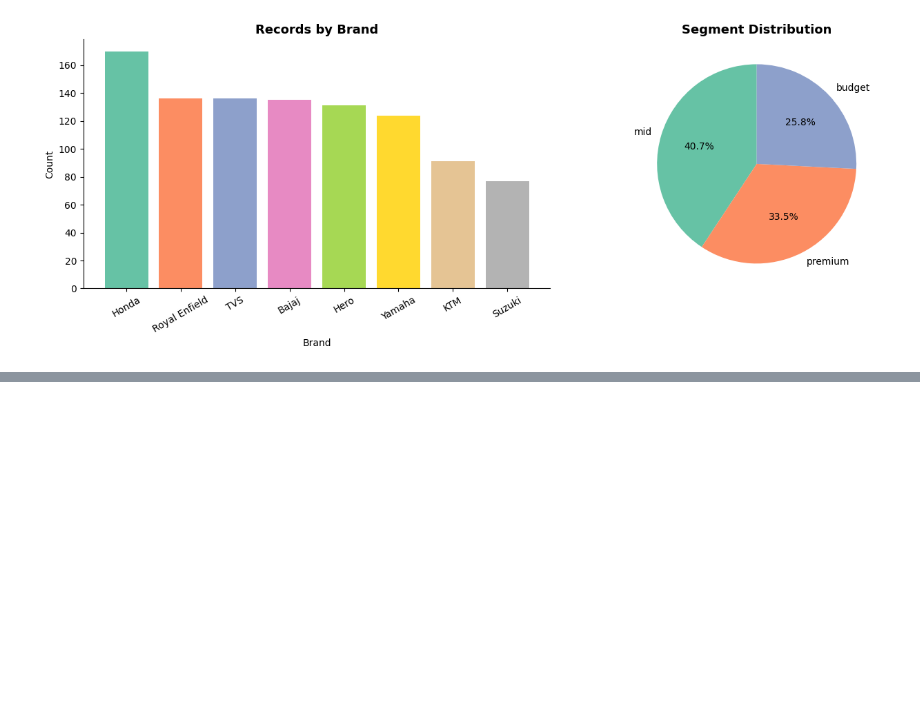
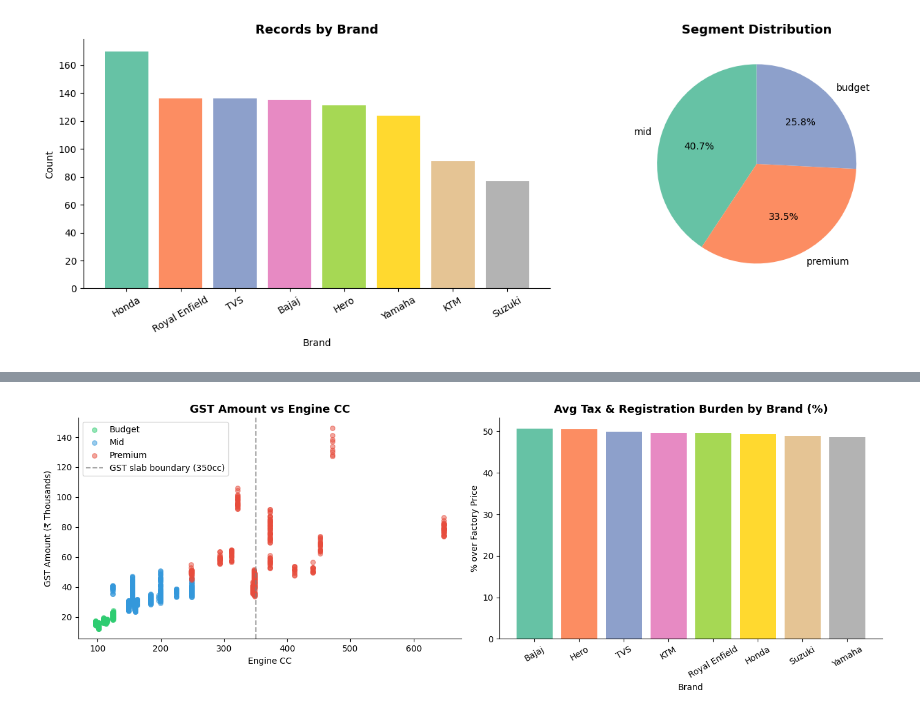
Before and after one commit to Owaisahmad7/sales_analysis, a Jupyter notebook: bike_sales_analysis.ipynb, the cells around one changed output, grey strips where cells are left out. Drawn from its saved outputs; the diff is of its cells as text; code cells hidden in the pictures; blank space fills up the shorter version.

```diff
--- a/bike_sales_analysis.ipynb
+++ b/bike_sales_analysis.ipynb
@@ -91,0 +140,69 @@ plt.show()
+# %%
+#EDA GST Analysis
+fig, axes = plt.subplots(1, 2, figsize=(14, 5))
+
+colors = {
+    'budget': '#2ecc71',
+    'mid': '#3498db',
+    'premium': '#e74c3c'
+}
+
+for seg, grp in df.groupby('segment'):
+    axes[0].scatter(
+        grp['cc'],
+        grp['gst_amount_inr'] / 1000,
+        alpha=0.5,
+        label=seg.capitalize(),
+        color=colors[seg],
+        s=30
+    )
+
+axes[0].axvline(
+    x=350,
+    color='gray',
+    linestyle='--',
+    alpha=0.7,
+    label='GST slab boundary (350cc)'
+)
+
+axes[0].set_title(
+    'GST Amount vs Engine CC',
+    fontsize=13,
+    fontweight='bold'
+)
+
+axes[0].set_xlabel('Engine CC')
+axes[0].set_ylabel('GST Amount (₹ Thousands)')
+axes[0].legend()
+
+df['tax_burden_pct'] = (
+    (df['on_road_price_inr'] - df['factory_price_inr'])
+    / df['factory_price_inr']
+) * 100
+
+brand_tax = (
+    df.groupby('brand')['tax_burden_pct']
+    .mean()
+    .sort_values(ascending=False)
+)
+
+axes[1].bar(
+    brand_tax.index,
+    brand_tax.values,
+    color=sns.color_palette('Set2', len(brand_tax))
+)
+
+axes[1].set_title(
+    'Avg Tax & Registration Burden by Brand (%)',
+    fontsize=13,
+    fontweight='bold'
+)
+
+axes[1].set_xlabel('Brand')
+axes[1].set_ylabel('% over Factory Price')
+axes[1].tick_params(axis='x', rotation=30)
+
+plt.tight_layout()
+plt.show()
+# %% [output]
+[figure, added]
```
Also changed, not shown: parts of 14 cells of this notebook.
